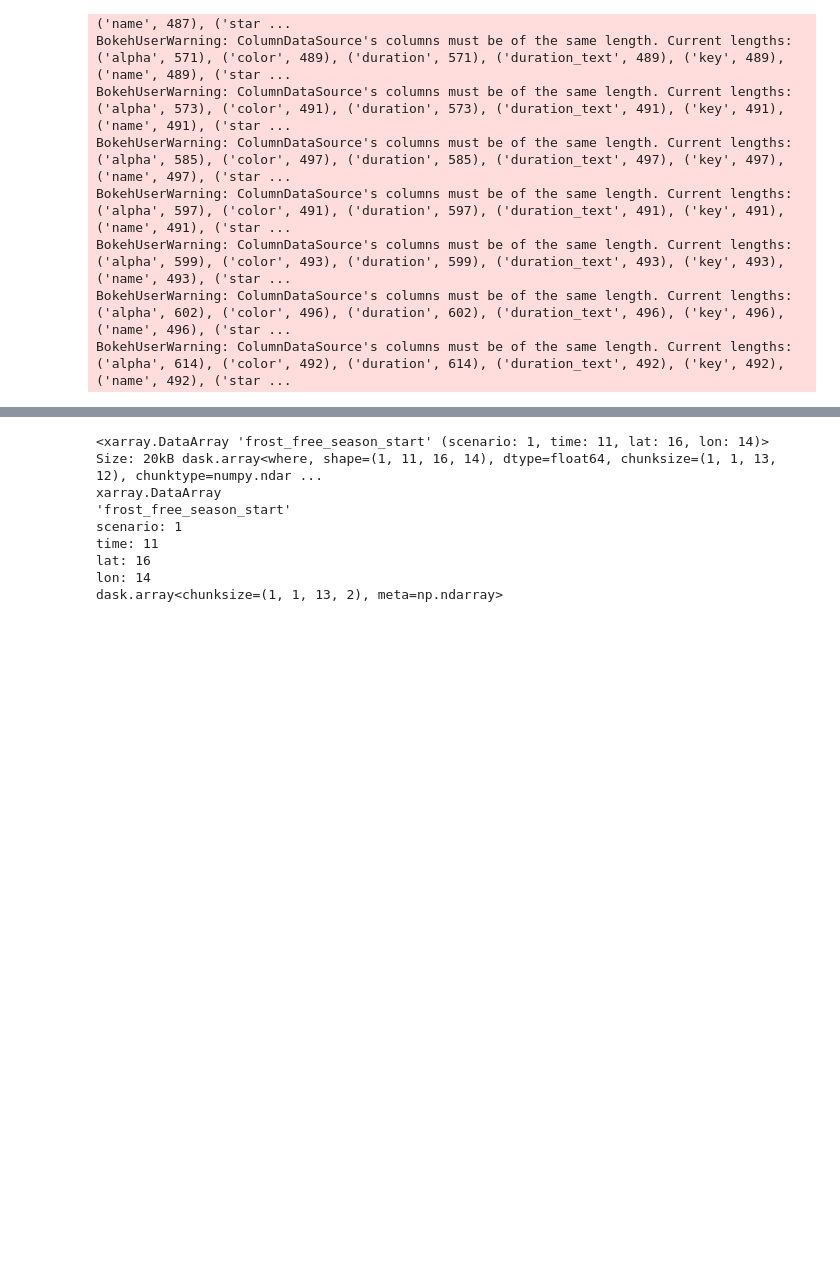
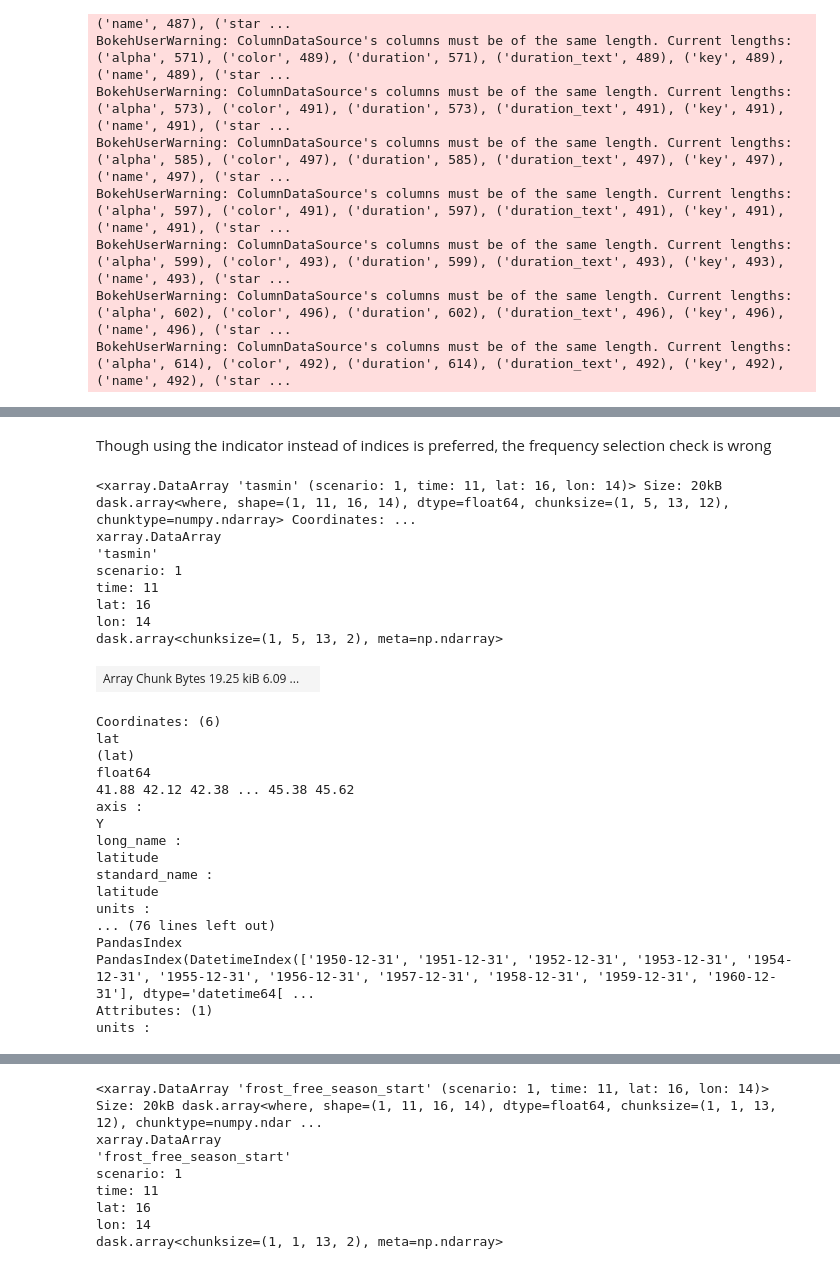
Before and after one commit to FixCarbon/um-mads, a Jupyter notebook: notebooks/tasmin_xclim.ipynb, the cells around one changed output, grey strips where cells are left out. Saved outputs shown, nothing was run; the diff lists cells and outputs as text; code cells hidden in the pictures; blank space fills up the shorter version.

```diff
--- a/notebooks/tasmin_xclim.ipynb
+++ b/notebooks/tasmin_xclim.ipynb
@@ -154,0 +258,31 @@ consecutive_frost_days_da = xclim.indicators.atmos.consecutive_frost_days(tasmin
+# %% [markdown]
+Though using the indicator instead of indices is preferred, the frequency selection check is wrong
+# %%
+usda_hardiness_zones_da
+# %% [output]
+<xarray.DataArray 'tasmin' (scenario: 1, time: 11, lat: 16, lon: 14)> Size: 20kB dask.array<where, shape=(1, 11, 16, 14), dtype=float64, chunksize=(1, 5, 13, 12), chunktype=numpy.ndarray> Coordinates: ...
+xarray.DataArray
+'tasmin'
+scenario: 1
+time: 11
+lat: 16
+lon: 14
+dask.array<chunksize=(1, 5, 13, 2), meta=np.ndarray>
+| Array Chunk Bytes 19.25 kiB 6.09 ... |  |
+Coordinates: (6)
+lat
+(lat)
+float64
+41.88 42.12 42.38 ... 45.38 45.62
+axis :
+Y
+long_name :
+latitude
+standard_name :
+latitude
+units :
+... (76 lines left out)
+PandasIndex
+PandasIndex(DatetimeIndex(['1950-12-31', '1951-12-31', '1952-12-31', '1953-12-31', '1954-12-31', '1955-12-31', '1956-12-31', '1957-12-31', '1958-12-31', '1959-12-31', '1960-12-31'], dtype='datetime64[ ...
+Attributes: (1)
+units :
```
Also changed, not shown: parts of 20 cells of this notebook.
